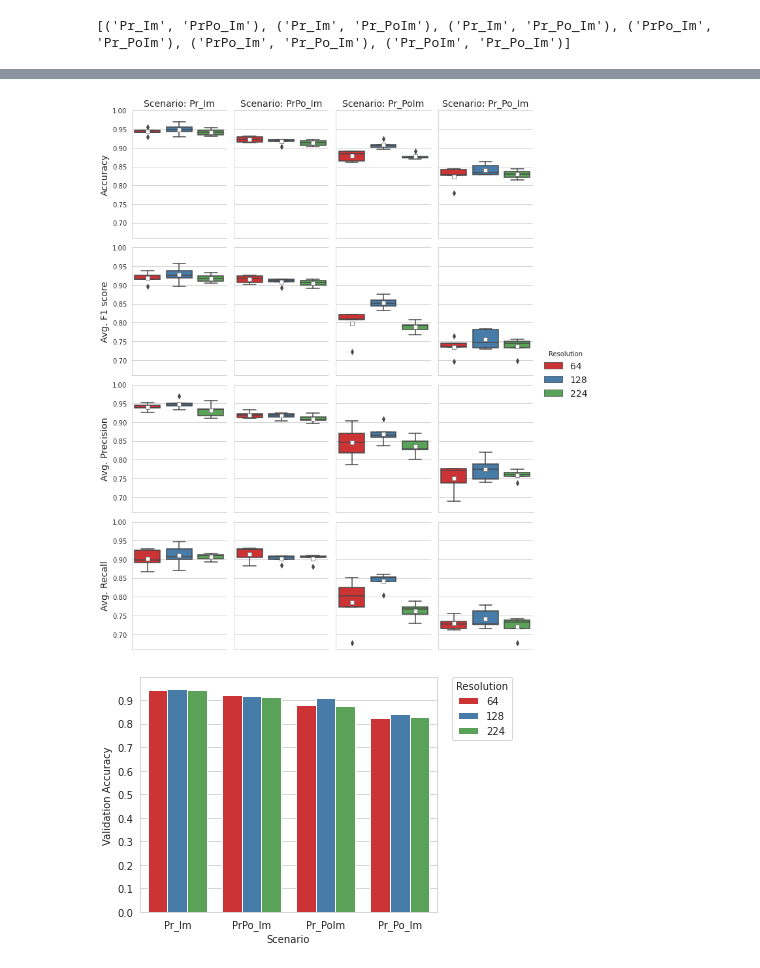
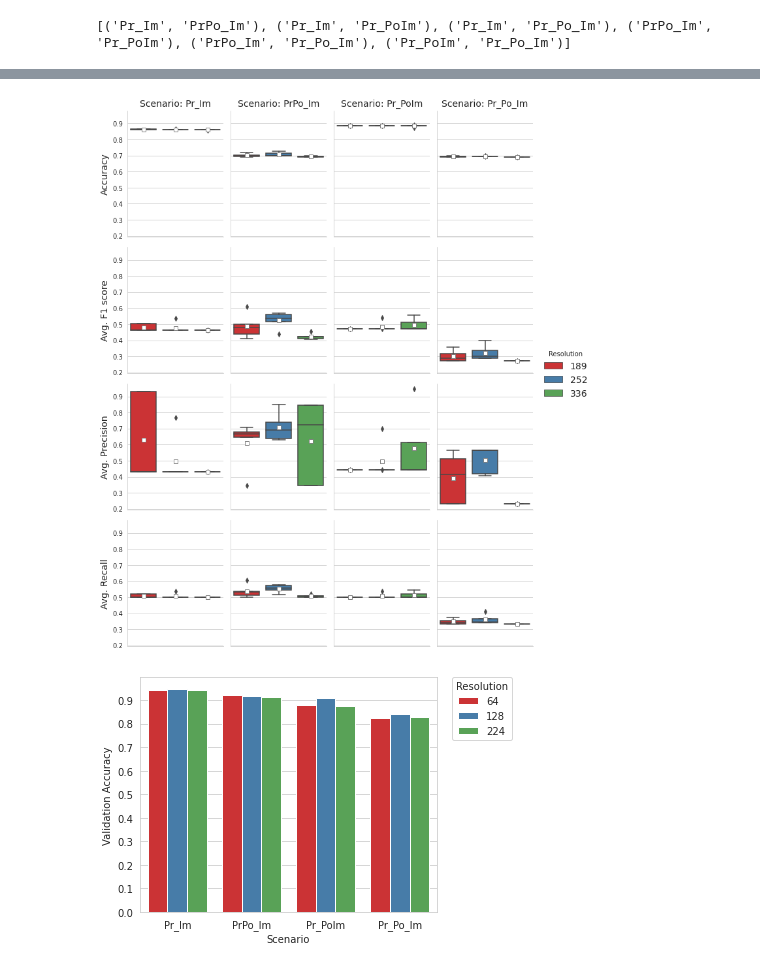
Before and after one commit to narslab/vis-inference, a Jupyter notebook: bin/jupyter/sensitivity-analysis.ipynb, the cells around one changed output, grey strips where cells are left out. Cells and saved outputs as stored; diff of their text form; code cells hidden in the pictures.

Commit message:
updated sensitivity figures and tables

```diff
--- a/bin/jupyter/sensitivity-analysis.ipynb
+++ b/bin/jupyter/sensitivity-analysis.ipynb
@@ -12,21 +12,23 @@ import matplotlib.ticker as tkr
 from itertools import combinations
 from scipy.stats import ttest_ind, f_oneway # for independent t-test
 # %%
-SENSITIVITY_RESULTS_DIR = '../../results/sensitivity-tests-02272021'
+SENSITIVITY_RESULTS_DIR = '../../results/sensitivity-tests-07272021' #'../../results/sensitivity-tests-02272021'
 SCENARIO_LIST = ["Pr_Im", "PrPo_Im", "Pr_PoIm", "Pr_Po_Im"]
+IMAGE_WIDTH_LIST = [189, 252, 336]
 # %%
 def getPerformanceDataFrame():
     result_file_list = getListOfFiles(SENSITIVITY_RESULTS_DIR)
     df = pd.DataFrame()
     for filename in result_file_list:
-        if "scenario_resolution_" in filename:
+        if "scenario-resolution-" in filename:
             performance_dict = json.load(open(filename))
             performance_df = pd.DataFrame(performance_dict["metrics"])
             performance_df['epoch'] = performance_df.index + 1
-            performance_df["resolution"] = performance_dict["image_size"]
+            performance_df["width"] = performance_dict["image_width"]
+            performance_df["height"] = performance_dict["image_height"]
             performance_df["scenario"] = performance_dict["scenario"]
             #performance_df["best_val_accuracy"] = performance_dict["best_val_accuracy"]
-            performance_df["trial"] = int(filename.split("_")[-1].split(".")[0])
+            performance_df["trial"] = int(filename.split("-")[-1].split(".")[0])
             df = df.append(performance_df, ignore_index=True)
     return(df)
 # %%
@@ -263,66 +283,66 @@ Ttest_indResult(statistic=-0.24951637399899274, pvalue=0.8057896055850825)
 # %%
 def plotSummaryValidationMetrics(type="box", facet=True, metrics="performance"):
     dp = getPerformanceDataFrame()
-    df = dp.loc[dp.groupby(['scenario','resolution','trial'])['val_accuracy'].idxmax()]
-    num_resolutions = len(dp.resolution.unique())
-    df.resolution = df.resolution.astype(object)
+    df = dp.loc[dp.groupby(['scenario','width','trial'])['val_accuracy'].idxmax()]
+    num_resolutions = len(dp.width.unique())
+    df.width = df.width.astype(object)
     if metrics=="performance":
         value_variables = ["val_accuracy", "val_f1", "val_precision", "val_recall"]
         row_labels = ["Accuracy", "Avg. F1 score", "Avg. Precision", "Avg. Recall"]
     else:
         value_variables = ["val_loss", "val_accuracy", "val_f1", "val_precision", "val_recall"]
         row_labels = ["Loss", "Accuracy", "Avg. F1 score", "Avg. Precision", "Avg. Recall"]
-    #df = df[['scenario', "resolution", "trial", 'best_val_accuracy']].drop_duplicates()
-    df = df.melt(id_vars = ['scenario','resolution','trial'], value_vars = value_variables,  var_name = "metric", value_name = "value")
-    #df = df.melt(id_vars = ['scenario', "resolution", "trial"], value_vars = [metric], var_name = "metric", value_name = "value")
+    #df = df[['scenario', "width", "trial", 'best_val_accuracy']].drop_duplicates()
+    df = df.melt(id_vars = ['scenario','width','trial'], value_vars = value_variables,  var_name = "metric", value_name = "value")
+    #df = df.melt(id_vars = ['scenario', "width", "trial"], value_vars = [metric], var_name = "metric", value_name = "value")
     if facet==True:
         g = sns.FacetGrid(df, col="scenario", row = "metric", sharey = True,  col_order= ["Pr_Im", "PrPo_Im", "Pr_PoIm", "Pr_Po_Im"], aspect=.8)
         if type=="box":
-            g.map_dataframe(sns.boxplot, x = "resolution", y = "value", hue = "resolution",
+            g.map_dataframe(sns.boxplot, x = "width", y = "value", hue = "width",
                         palette= sns.color_palette("Set1", n_colors=num_resolutions), dodge = False,
                         showmeans=True,meanprops={"marker":"s","markerfacecolor":"white", "markeredgecolor":"gray"})#, capsize = .2, errwidth=1.2)
-            g.set(ylim =(.66,1))
+            #g.set(ylim =(.4,1))
             g.add_legend(fontsize=14, title="Resolution", title_fontsize=14)#,bbox_to_anchor=(.9, .6), loc=2 )#, labels = row_labels)
             #g._legend(title_fontsize=18)
         elif type=="point":
-            g.map_dataframe(sns.pointplot, x = "resolution", y = "value",  capsize = .2, errwidth=1.2)
+            g.map_dataframe(sns.pointplot, x = "width", y = "value",  capsize = .2, errwidth=1.2)
             g.set(ylim =(.89,1.0))
         g.set_xticklabels([])
         #g.set_axis_labels("Resolution", "Validation Accuracy")
         axes = g.axes
         for row, axlist in enumerate(axes):
             for col, axis in enumerate(axes[row]):
                 if col==0:
                     axes[row,0].set_ylabel(row_labels[row], fontsize=14)
                 if row==0:
                     axes[row,col].set_title("Scenario: " + str(axes[row,col].title).split("scenario = ")[1].split(")")[0].split("\'")[0], fontsize=14)
                 else:
                     axes[row,col].set_title("")
                 # axes[-1, col].set_xlabel("Resolution")
         g.tight_layout()
         g.savefig("../../figures/scenario_resolution_performance_metrics_facet_" + type + "plot.png", dpi=180)
     elif facet==False:
         #plt.figure(figsize=(14,4))
         #ax = plt.subplot(121)
         if type=="box":
-            g = sns.boxplot( x = "scenario", y = "value", hue = "resolution", data = df,
+            g = sns.boxplot( x = "scenario", y = "value", hue = "width", data = df,
                             showmeans=True,meanprops={"marker":"s","markerfacecolor":"white", "markeredgecolor":"gray"},
                             palette= sns.color_palette("Set1", n_colors=num_resolutions))#, ax=ax)
         elif type=="bar":
-            g = sns.barplot( x = "scenario", y = "value", hue = "resolution", data = df,  ci=None, order= ["Pr_Im", "PrPo_Im", "Pr_PoIm", "Pr_Po_Im"],
+            g = sns.barplot( x = "scenario", y = "value", hue = "width", data = df,  ci=None, order= ["Pr_Im", "PrPo_Im", "Pr_PoIm", "Pr_Po_Im"],
                             #showmeans=True,meanprops={"marker":"s","markerfacecolor":"white", "markeredgecolor":"gray"},
                             palette= sns.color_palette("Set1", n_colors=num_resolutions))#, ax=ax)
             g.set(yticks = np.arange(0,1,.1))
         elif type=="point":
-            g = sns.pointplot(x = "scenario", y = "value", hue = "resolution", data = df, palette= sns.color_palette("Set1", n_colors=num_resolutions), dodge=True,capsize = .2, errwidth=1.2, boxprops=dict(alpha=.3))#, ax=ax)
+            g = sns.pointplot(x = "scenario", y = "value", hue = "width", data = df, palette= sns.color_palette("Set1", n_colors=num_resolutions), dodge=True,capsize = .2, errwidth=1.2, boxprops=dict(alpha=.3))#, ax=ax)
         g.legend(bbox_to_anchor=(1.05, 1), loc=2, title= "Resolution",borderaxespad=0.)
         g.set(xlabel="Scenario", ylabel="Validation Accuracy")
         g.get_figure().tight_layout()
         g.get_figure().savefig("../../figures/scenario_resolution_performance_metrics" + type + "plot.png", dpi=180)
     return
 plotSummaryValidationMetrics()
 # %% [output]
-[figure, old version]
+[figure, new version]
 # %%
 def plotSummaryValidationAccuracy(type="box", facet=True, metric="val_accuracy"):
     df = getPerformanceDataFrame()
```
Also changed, not shown: parts of 9 cells of this notebook, 5 other files.
